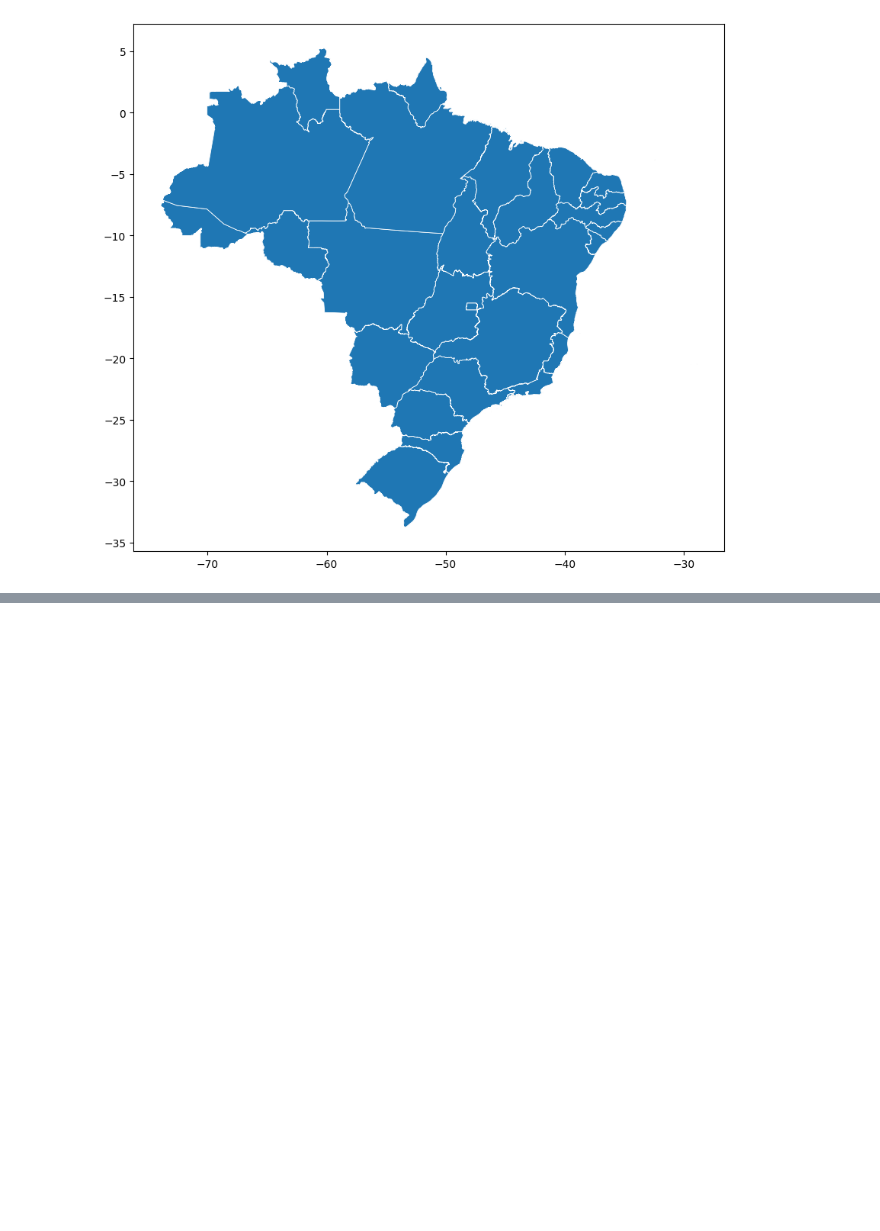
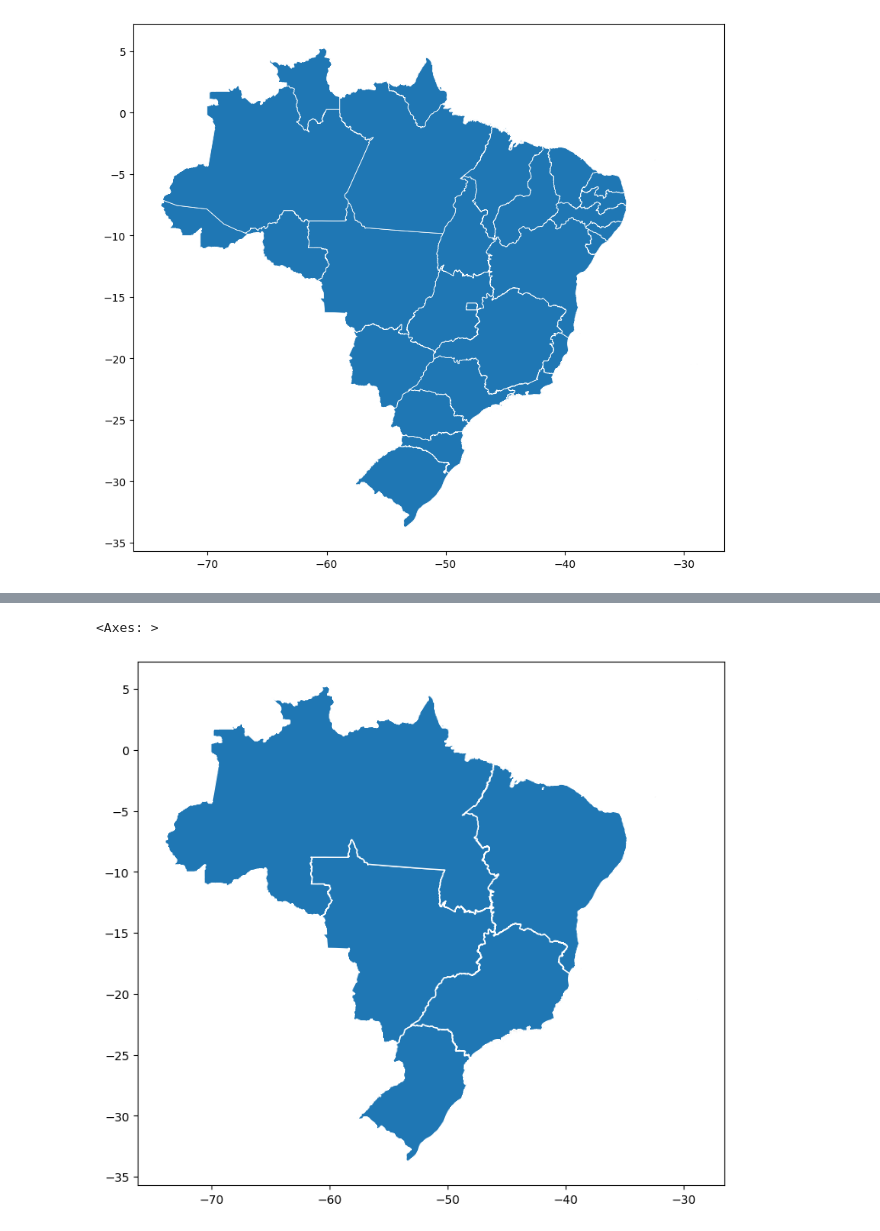
Before and after one commit to LUCASDNORONHA/exploracao-dados-indigenas-2010-2022, a Jupyter notebook: notebooks/03_spatial_analysis.ipynb, the cells around one changed output, grey strips where cells are left out. Drawn from its saved outputs; the diff is of its cells as text; code cells hidden in the pictures; blank space fills up the shorter version.

Commit message:
Update: implementa análise espacial da população indígena brasileira

```diff
--- a/notebooks/03_spatial_analysis.ipynb
+++ b/notebooks/03_spatial_analysis.ipynb
@@ -61,0 +133,20 @@ gdf_estados.plot(
+# %%
+gdf_estados["Crescimento percentual"] = (
+    (
+        gdf_estados["Indígenas 2022 Total"]
+        - gdf_estados["Indígenas 2010 Total"]
+    )
+    / gdf_estados["Indígenas 2010 Total"]
+) * 100
+
+gdf_estados[
+    [
+        "NM_UF",
+        "Indígenas 2010 Total",
+        "Indígenas 2022 Total",
+        "Crescimento percentual",
+    ]
+].sort_values(
+    "Crescimento percentual",
+    ascending=False,
+)
@@ -61,0 +266,13 @@ gdf_estados.plot(
+# %%
+regioes = (
+    gdf_estados
+    .dissolve(
+        by="NM_REGIAO",
+        aggfunc={
+            "Indígenas 2022 Total": "sum",
+        },
+    )
+    .reset_index()
+)
+
+regioes
@@ -61,0 +286,9 @@ gdf_estados.plot(
+# %%
+regioes.plot(
+    figsize=(10, 8),
+    edgecolor="white",
+    linewidth=1,
+)
+# %% [output]
+<Axes: >
+[figure, added]
```
Also changed, not shown: parts of 23 cells of this notebook, 7 other files.
